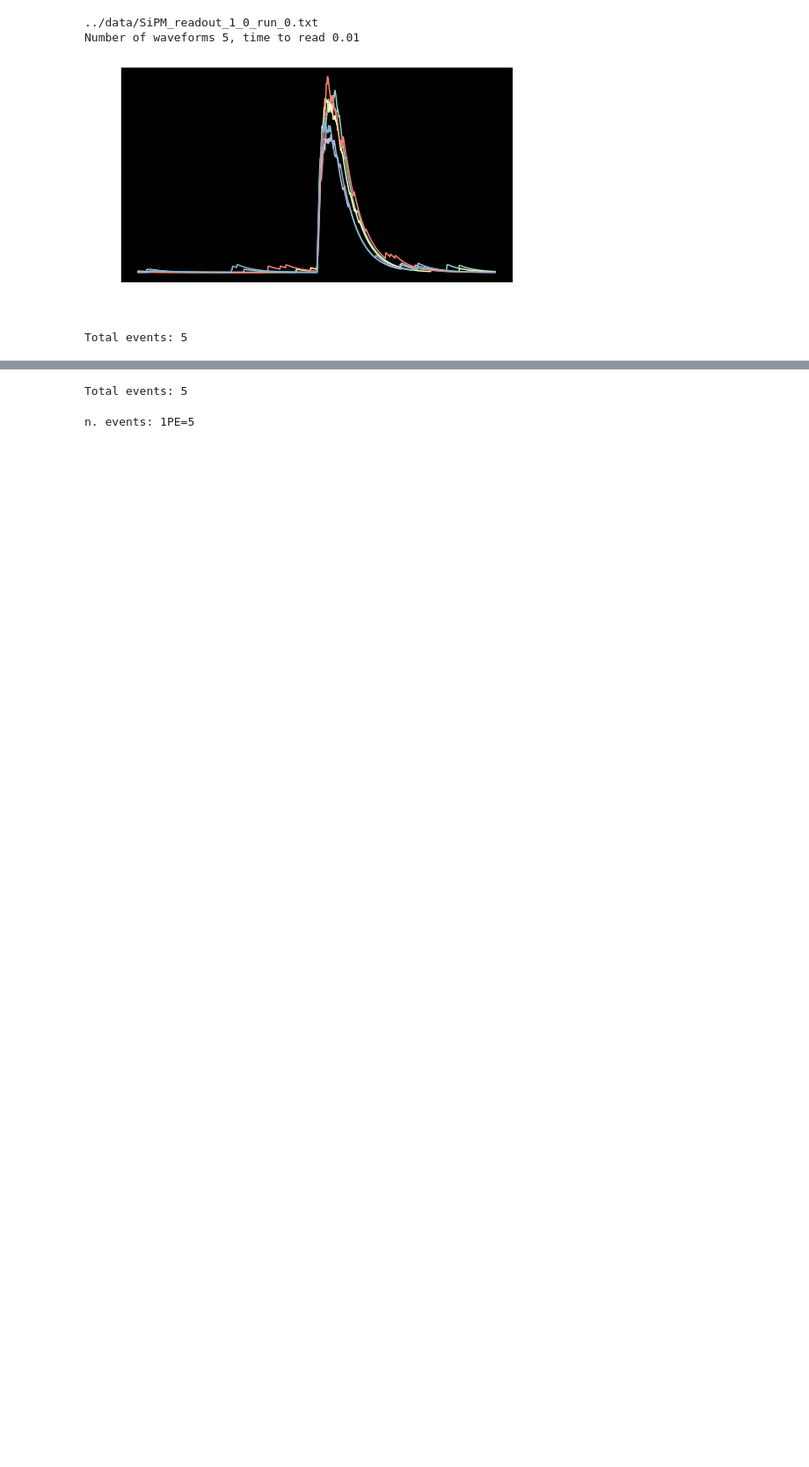
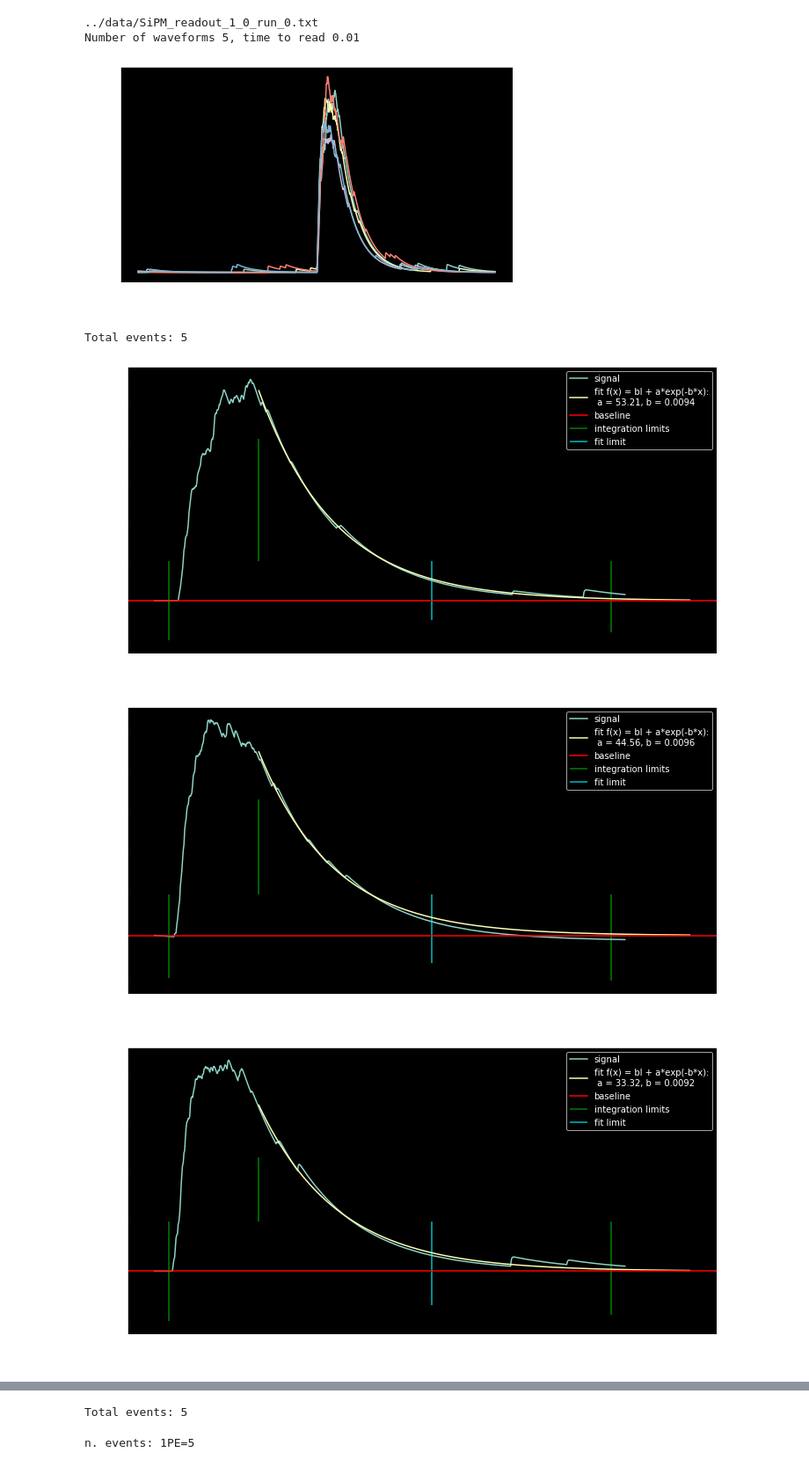
Before and after one commit to antoine-amy/Data_Processing, a Jupyter notebook: notebooks/integrate_waveforms_LYSO.ipynb, the cells around one changed output, grey strips where cells are left out. Shown: that part at 88% size. Saved outputs shown, nothing was run; the diff lists cells and outputs as text; code cells hidden in the pictures; blank space fills up the shorter version.

```diff
--- a/notebooks/integrate_waveforms_LYSO.ipynb
+++ b/notebooks/integrate_waveforms_LYSO.ipynb
@@ -23,6 +24,9 @@ Number of waveforms 5, time to read 0.01
 # %%
 # run without doing fits, really fast
 # "area" variable is ok for simulated data
-df0 = su.calculate_integrals( wfs1, nn = 5, inf = 1000, sup=1500)
+df0 = su.calculate_integrals( wfs1, nn = 5, inf = 1000, sup=1250, plot = 1, calc_int = 1)
 # %% [output]
 Total events: 5
+[figure, added]
+[figure, added]
+[figure, added]
```
Also changed, not shown: parts of 5 cells of this notebook, 1 other file.
